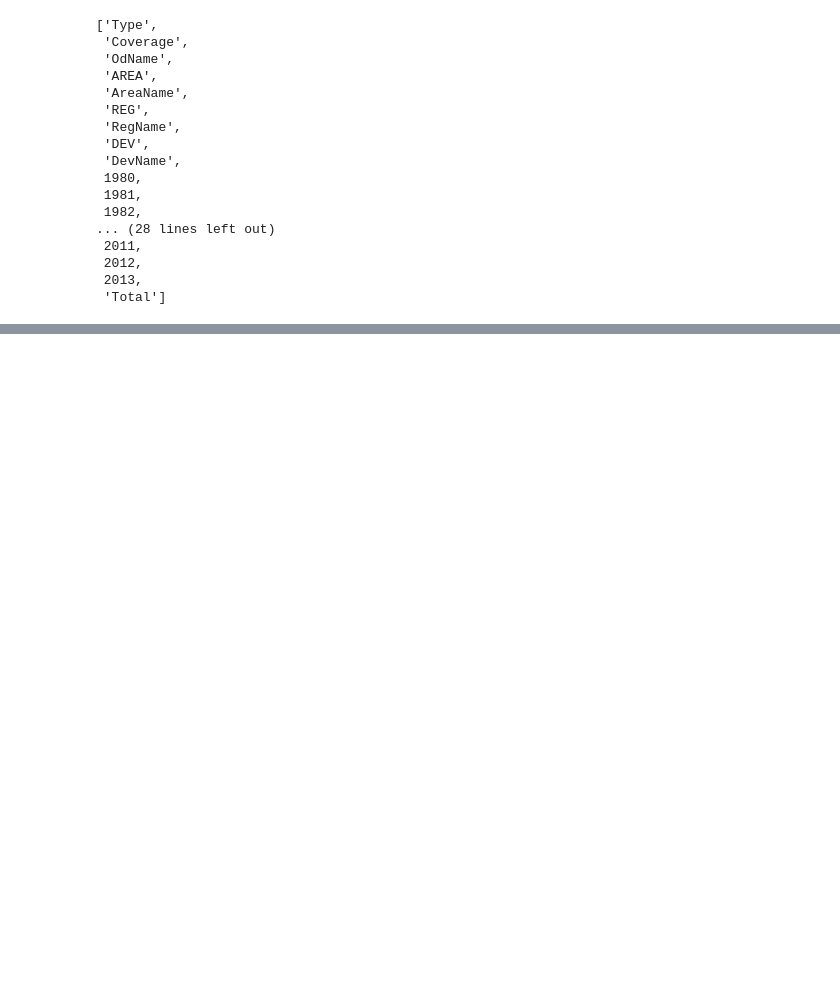
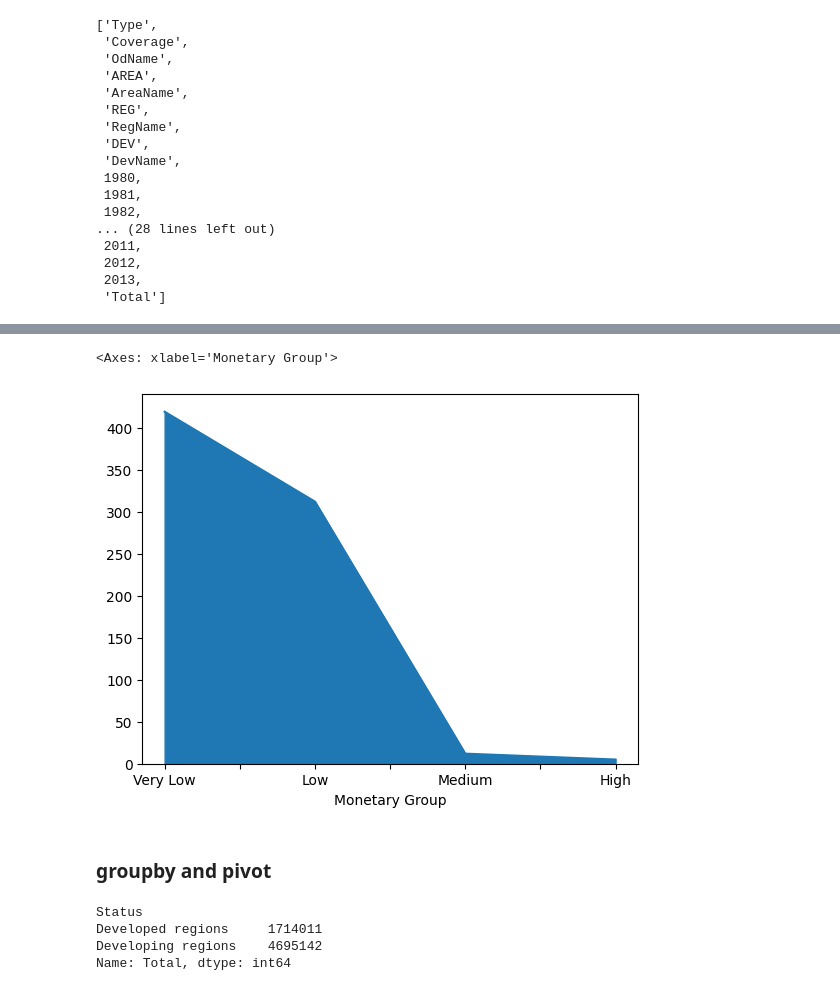
Before and after one commit to KrishnaAgarwal2601/PythonDataScience, a Jupyter notebook: Pandas_basics/analysis.ipynb, the cells around one changed output, grey strips where cells are left out. Cells and saved outputs as stored; diff of their text form; code cells hidden in the pictures; blank space fills up the shorter version.

Commit message:
groupby

```diff
--- a/Pandas_basics/analysis.ipynb
+++ b/Pandas_basics/analysis.ipynb
@@ -501,0 +657,12 @@ df.head()
+# %%
+def categorize_monetary_value(amt):
+    if amt > 10000:
+        return 'High'
+    elif amt > 5000:
+        return 'Medium'
+    elif amt > 1000:
+        return 'Low'
+    else:
+        return 'Very Low'
+
+categorize_monetary_value(5500)
@@ -501,0 +686,3 @@ df.head()
+# %%
+df2['Monetary Group'] = df2.Monetary.apply(categorize_monetary_value)
+df2
@@ -501,0 +703,15 @@ df.head()
+# %%
+# df2.Monetary.plot()
+df2['Monetary Group'].value_counts().plot(kind='area')
+# %% [output]
+<Axes: xlabel='Monetary Group'>
+[figure, added]
+# %% [markdown]
+### groupby and pivot
+# %%
+df.groupby(by='Status')['Total'].sum()
+# %% [output]
+Status
+Developed regions     1714011
+Developing regions    4695142
+Name: Total, dtype: int64
```
Also changed, not shown: parts of 22 cells of this notebook, 2 other files.
